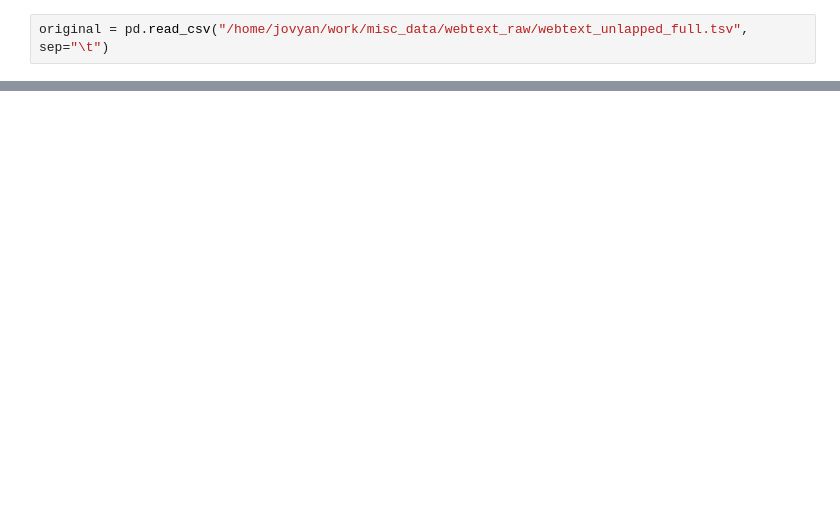
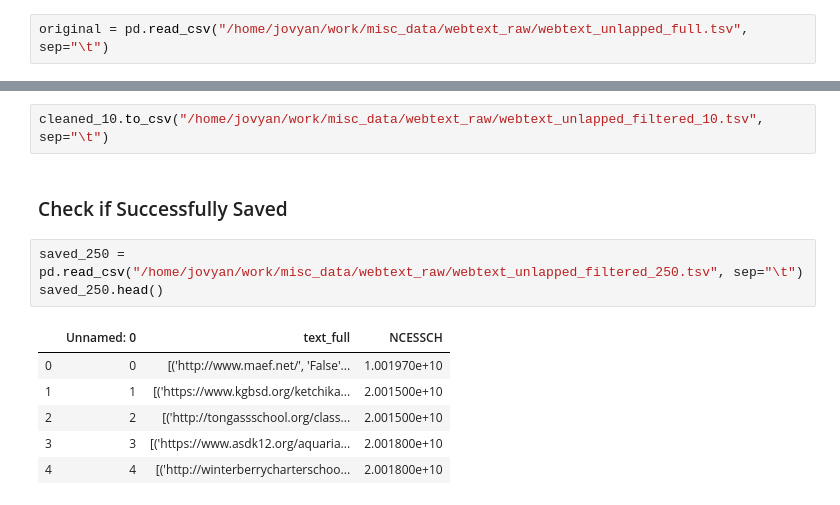
Before and after one commit to comp-strat/text_analysis, a Jupyter notebook: filter_top_pages/filter_pages_250.ipynb, the cells around one changed output, grey strips where cells are left out. Drawn from its saved outputs; the diff is of its cells as text; blank space fills up the shorter version.

```diff
--- a/filter_top_pages/filter_pages_250.ipynb
+++ b/filter_top_pages/filter_pages_250.ipynb
@@ -115,0 +218,14 @@ cleaned.head()
+# %%
+cleaned_10.to_csv("/home/jovyan/work/misc_data/webtext_raw/webtext_unlapped_filtered_10.tsv", sep="\t")
+# %% [markdown]
+### Check if Successfully Saved
+# %%
+saved_250 = pd.read_csv("/home/jovyan/work/misc_data/webtext_raw/webtext_unlapped_filtered_250.tsv", sep="\t")
+saved_250.head()
+# %% [output]
+|  | Unnamed: 0 | text_full | NCESSCH |
+| 0 | 0 | [('http://www.maef.net/', 'False'... | 1.001970e+10 |
+| 1 | 1 | [('https://www.kgbsd.org/ketchika... | 2.001500e+10 |
+| 2 | 2 | [('http://tongassschool.org/class... | 2.001500e+10 |
+| 3 | 3 | [('https://www.asdk12.org/aquaria... | 2.001800e+10 |
+| 4 | 4 | [('http://winterberrycharterschoo... | 2.001800e+10 |
```
Also changed, not shown: parts of 54 cells of this notebook.
